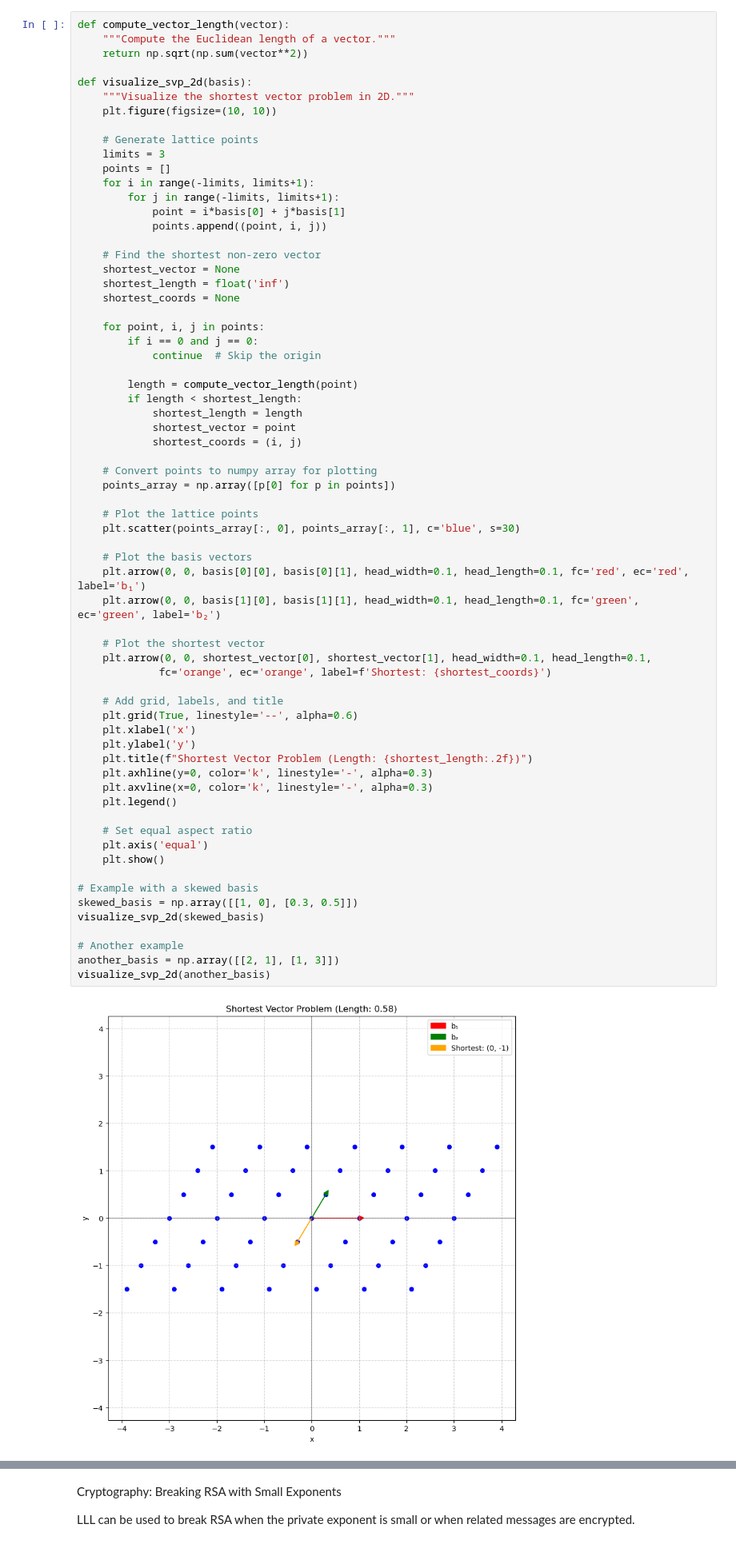
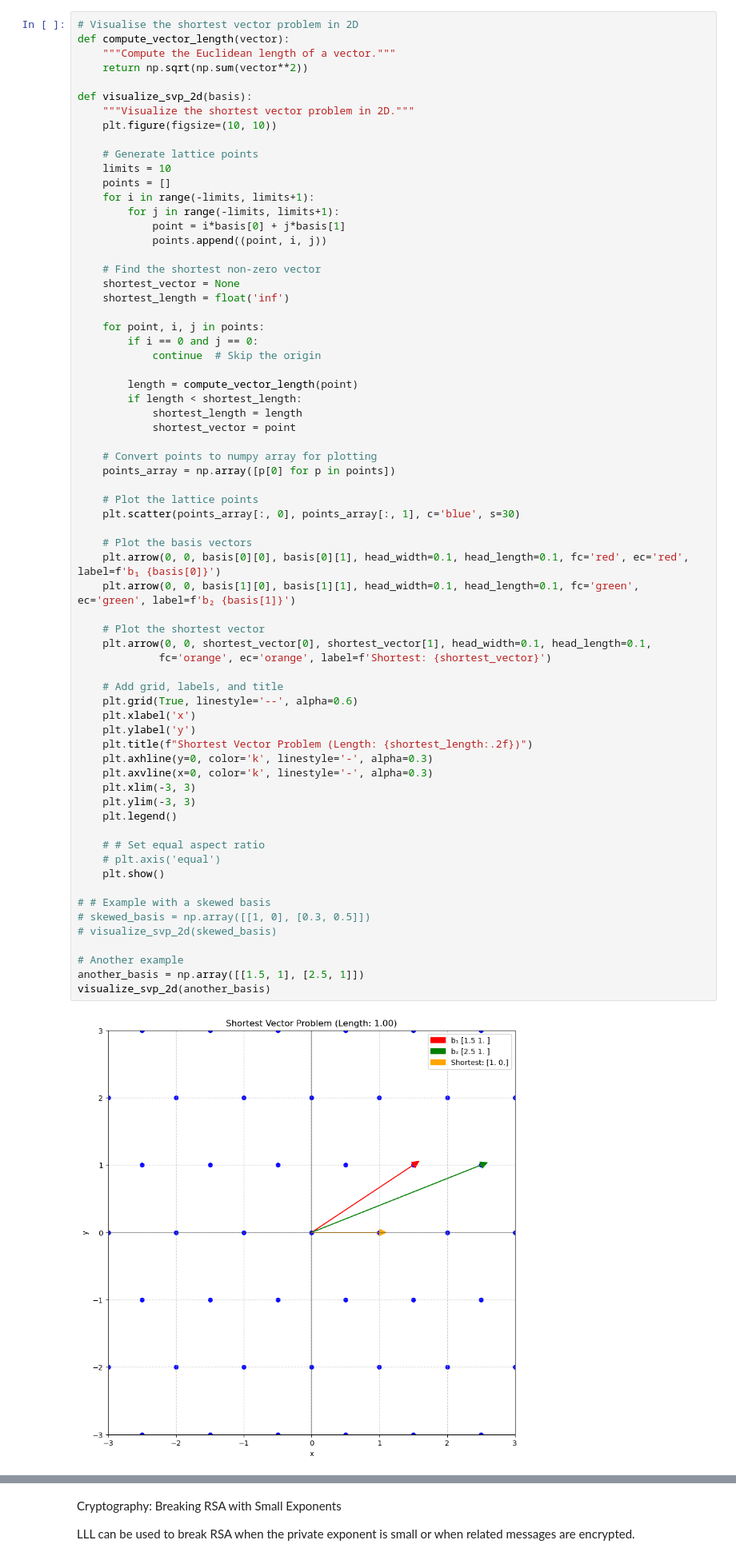
Before and after one commit to pink-iguana/akuna-presentation, a Jupyter notebook: lattice_reduction_LLL.ipynb, the cells around one changed output, grey strips where cells are left out. Shown: that part at 80% size. Drawn from its saved outputs; the diff is of its cells as text.

```diff
--- a/lattice_reduction_LLL.ipynb
+++ b/lattice_reduction_LLL.ipynb
@@ -104,4 +102,5 @@ A key property of lattices is that they can be represented by different bases. L
 # %%
+# Visualise the shortest vector problem in 2D
 def compute_vector_length(vector):
     """Compute the Euclidean length of a vector."""
     return np.sqrt(np.sum(vector**2))
@@ -111,7 +110,7 @@ def visualize_svp_2d(basis):
     plt.figure(figsize=(10, 10))
 
     # Generate lattice points
-    limits = 3
+    limits = 10
     points = []
     for i in range(-limits, limits+1):
         for j in range(-limits, limits+1):
@@ -121,7 +120,6 @@ def visualize_svp_2d(basis):
     # Find the shortest non-zero vector
     shortest_vector = None
     shortest_length = float('inf')
-    shortest_coords = None
 
     for point, i, j in points:
         if i == 0 and j == 0:
@@ -131,41 +129,42 @@ def visualize_svp_2d(basis):
         if length < shortest_length:
             shortest_length = length
             shortest_vector = point
-            shortest_coords = (i, j)
 
     # Convert points to numpy array for plotting
     points_array = np.array([p[0] for p in points])
 
     # Plot the lattice points
     plt.scatter(points_array[:, 0], points_array[:, 1], c='blue', s=30)
 
     # Plot the basis vectors
-    plt.arrow(0, 0, basis[0][0], basis[0][1], head_width=0.1, head_length=0.1, fc='red', ec='red', label='b₁')
-    plt.arrow(0, 0, basis[1][0], basis[1][1], head_width=0.1, head_length=0.1, fc='green', ec='green', label='b₂')
+    plt.arrow(0, 0, basis[0][0], basis[0][1], head_width=0.1, head_length=0.1, fc='red', ec='red', label=f'b₁ {basis[0]}')
+    plt.arrow(0, 0, basis[1][0], basis[1][1], head_width=0.1, head_length=0.1, fc='green', ec='green', label=f'b₂ {basis[1]}')
 
     # Plot the shortest vector
     plt.arrow(0, 0, shortest_vector[0], shortest_vector[1], head_width=0.1, head_length=0.1,
-             fc='orange', ec='orange', label=f'Shortest: {shortest_coords}')
+             fc='orange', ec='orange', label=f'Shortest: {shortest_vector}')
 
     # Add grid, labels, and title
     plt.grid(True, linestyle='--', alpha=0.6)
     plt.xlabel('x')
     plt.ylabel('y')
     plt.title(f"Shortest Vector Problem (Length: {shortest_length:.2f})")
     plt.axhline(y=0, color='k', linestyle='-', alpha=0.3)
     plt.axvline(x=0, color='k', linestyle='-', alpha=0.3)
+    plt.xlim(-3, 3)
+    plt.ylim(-3, 3)
     plt.legend()
 
-    # Set equal aspect ratio
-    plt.axis('equal')
+    # # Set equal aspect ratio
+    # plt.axis('equal')
     plt.show()
 
-# Example with a skewed basis
-skewed_basis = np.array([[1, 0], [0.3, 0.5]])
-visualize_svp_2d(skewed_basis)
+# # Example with a skewed basis
+# skewed_basis = np.array([[1, 0], [0.3, 0.5]])
+# visualize_svp_2d(skewed_basis)
 
 # Another example
-another_basis = np.array([[2, 1], [1, 3]])
+another_basis = np.array([[1.5, 1], [2.5, 1]])
 visualize_svp_2d(another_basis)
 # %% [output]
-[figure, old version]
+[figure, new version]
```
Also changed, not shown: parts of 3 cells of this notebook.
